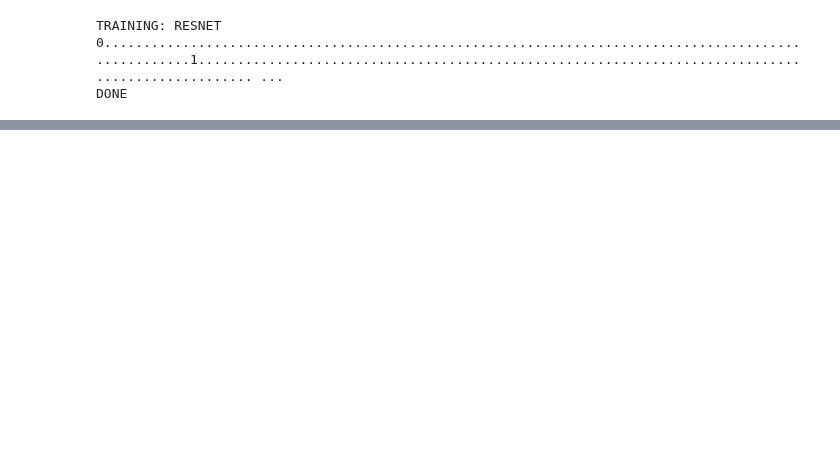
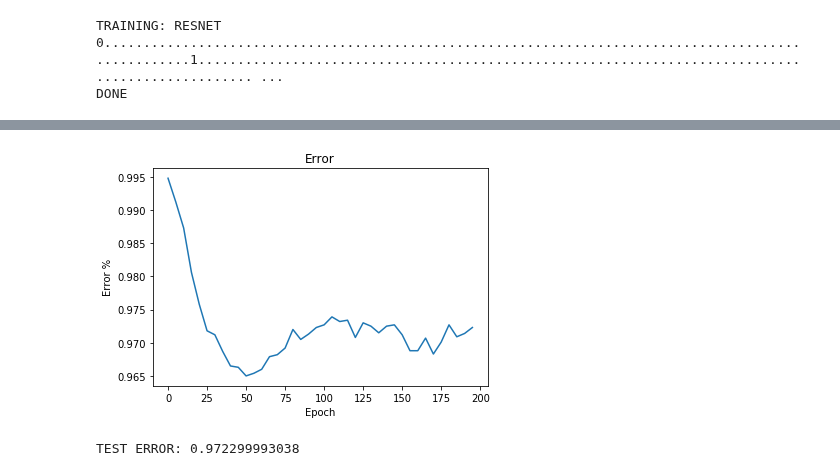
Before and after one commit to metakirby5/AltResNets, a Jupyter notebook: ResNet.ipynb, the cells around one changed output, grey strips where cells are left out. Drawn from its saved outputs; the diff is of its cells as text; code cells hidden in the pictures; blank space fills up the shorter version.

```diff
--- a/ResNet.ipynb
+++ b/ResNet.ipynb
@@ -267,0 +276,6 @@ plot(e_decay_resnet_net, step=10)
+# %%
+plot(e_decay_resnet, step=5)
+print('TEST ERROR: {}'.format(e_decay_resnet[-1]))
+# %% [output]
+[figure, added]
+TEST ERROR: 0.972299993038
```
Also changed, not shown: parts of 9 cells of this notebook.
